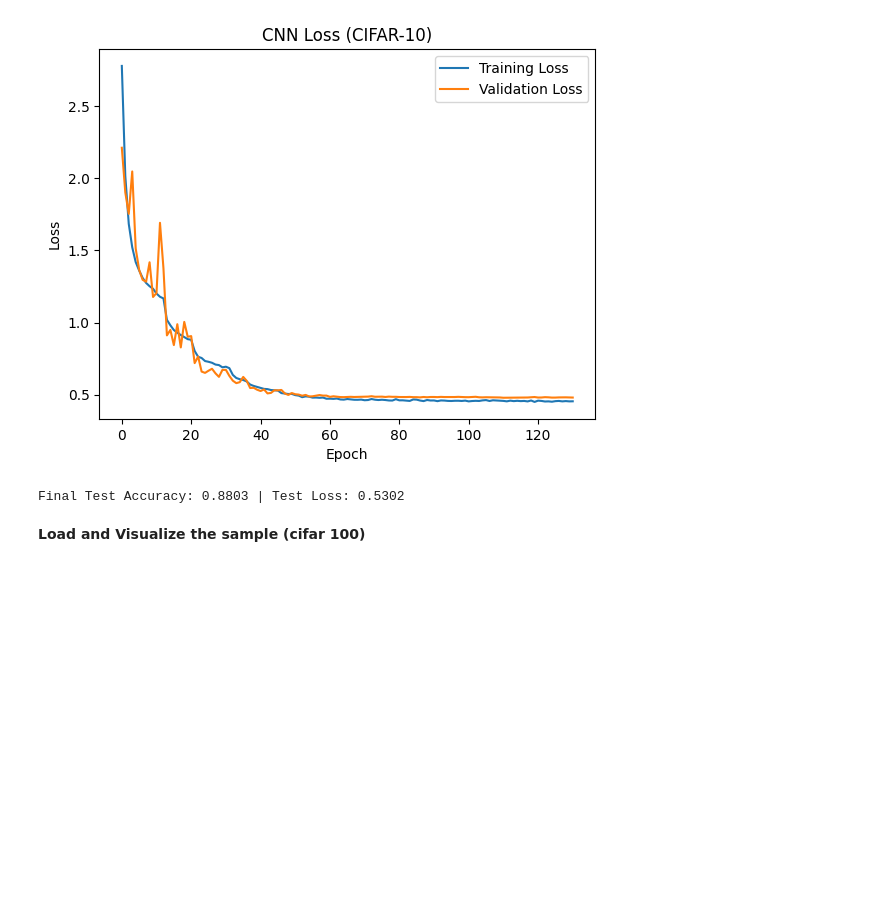
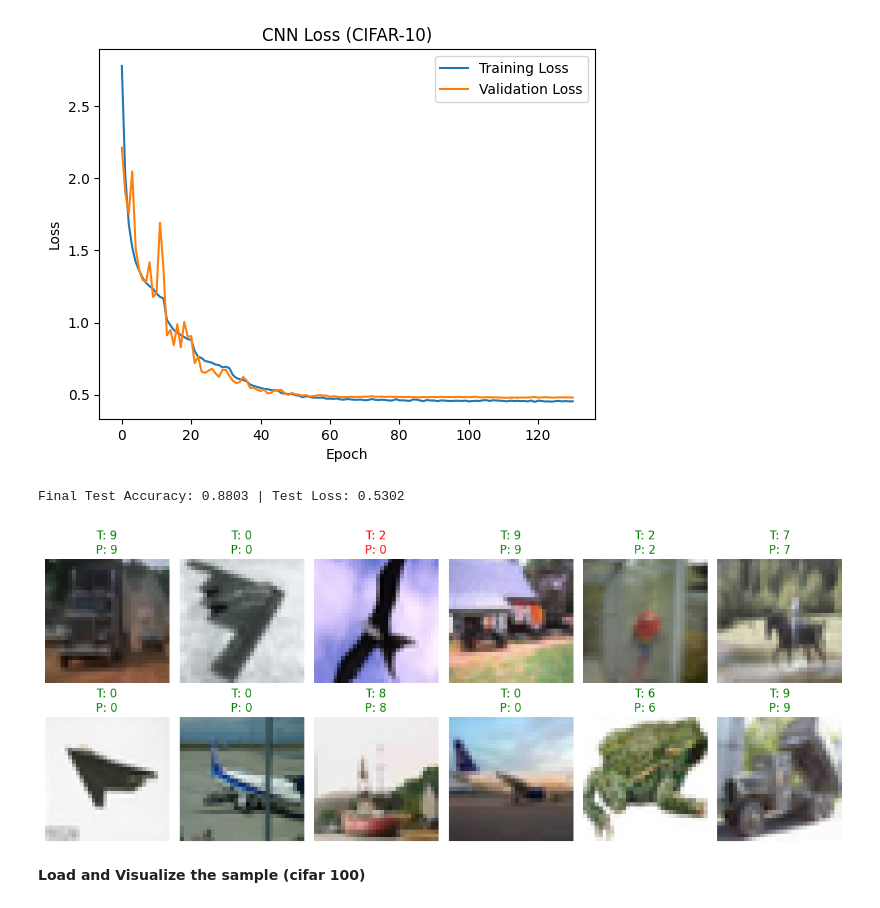
Before and after one commit to juvereturn05151/cs576-Deep-Learning, a Jupyter notebook: Project#2_Ju-veChankasemporn/Project#2DeepLearning.ipynb, the cells around one changed output. Drawn from its saved outputs; the diff is of its cells as text; code cells hidden in the pictures; blank space fills up the shorter version.

Commit message:
add prediction viewer

```diff
--- a/Project#2_Ju-veChankasemporn/Project#2DeepLearning.ipynb
+++ b/Project#2_Ju-veChankasemporn/Project#2DeepLearning.ipynb
@@ -251,6 +251,13 @@ Restoring model weights from the end of the best epoch: 111.
 [figure]
 [figure]
 Final Test Accuracy: 0.8803 | Test Loss: 0.5302
+# %%
+from PredictionViewer import PredictionViewer
+
+viewer = PredictionViewer(model)
+viewer.show_predictions(x_test, y_test.flatten(), num_images=12)
+# %% [output]
+[figure, added]
 # %% [markdown]
 **Load and Visualize the sample (cifar 100)**
 # %%
```
Also changed, not shown: parts of 2 cells of this notebook, 1 other file.
